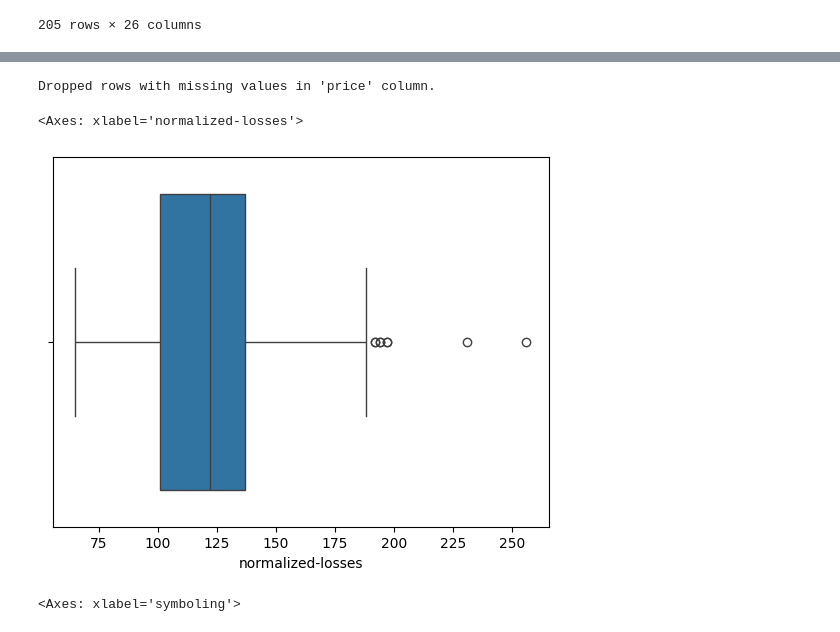
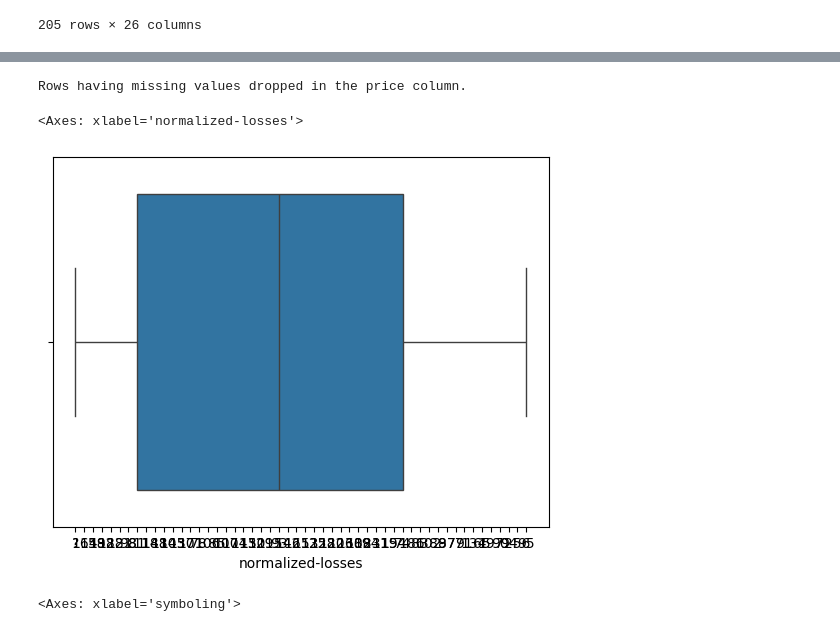
Before and after one commit to AzkaH14/AzkaH14, a Jupyter notebook: Assign1_ML.ipynb, the cells around one changed output, grey strips where cells are left out. Saved outputs shown, nothing was run; the diff lists cells and outputs as text; code cells hidden in the pictures.

Commit message:
CO2 emission data trained with python

```diff
--- a/Assign1_ML.ipynb
+++ b/Assign1_ML.ipynb
@@ -39,5 +39,5 @@ drive.mount('/content/drive')
 # %% [output]
 Drive already mounted at /content/drive; to attempt to forcibly remount, call drive.mount("/content/drive", force_remount=True).
 # %%
-df = pd.read_csv('/content/drive/MyDrive/Asiignemnt1-ML/Automobile_data (1).csv')
+data_frame = pd.read_csv('/content/drive/MyDrive/Asiignemnt1-ML/Automobile_data (1).csv')
 # %%
@@ -149,6 +119,6 @@ df.drop_duplicates()
 | 204 | -1 | 95 | volvo | gas | turbo | four | sedan | rwd | ... |
 205 rows × 26 columns
 # %%
-# Replace '?' with NaN
-df.replace('?', np.nan, inplace=True)
+#Replace '?' with NaN
+data_frame.replace('?', np.nan, inplace=True)
 # %%
@@ -175,10 +127,10 @@ dtype: int64
 # %%
-# Convert 'normalized-losses' to numeric
-df['normalized-losses'] = pd.to_numeric(df['normalized-losses'])
+#Converting 'normalized-losses' to numeric
+data_frame['normalized-losses'] = pd.to_numeric(data_frame['normalized-losses'])
 
-# Impute missing values in 'normalized-losses' with the mean of the column
-mean_normalized_losses = df['normalized-losses'].mean()
-df['normalized-losses'].fillna(mean_normalized_losses, inplace=True)
+#Replace the missing values in 'normalized-losses' with mean of the column
+mean_normalized_losses = data_frame['normalized-losses'].mean()
+data_frame['normalized-losses'].fillna(mean_normalized_losses, inplace=True)
 
 print("Imputed missing values in 'normalized-losses' with the mean.")
 # %% [output]
@@ -206,17 +155,14 @@ memory usage: 41.8+ KB
 # %%
-# Convert 'price' column to numeric
-df['price'] = pd.to_numeric(df['price'])
+#Drop rows where 'price' is NaN
+data_frame = data_frame.dropna(subset=['price'])
 
-# Drop rows where 'price' is NaN
-df = df.dropna(subset=['price'])
-
-print("Dropped rows with missing values in 'price' column.")
+print("Rows having missing values dropped in the price column.")
 # %% [output]
-Dropped rows with missing values in 'price' column.
+Rows having missing values dropped in the price column.
 # %%
-# Boxplot for 'normalized-losses'
-sns.boxplot(x=df['normalized-losses'])
+#Boxplot for 'normalized-losses'
+sns.boxplot(x=data_frame['normalized-losses'])
 # %% [output]
 <Axes: xlabel='normalized-losses'>
-[figure, old version]
+[figure, new version]
 # %%
```
Also changed, not shown: parts of 13 cells of this notebook.
